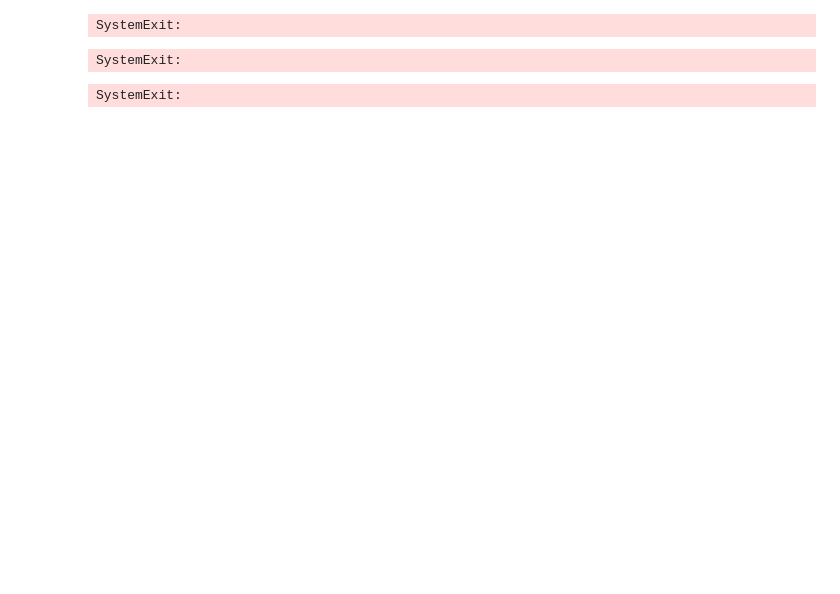
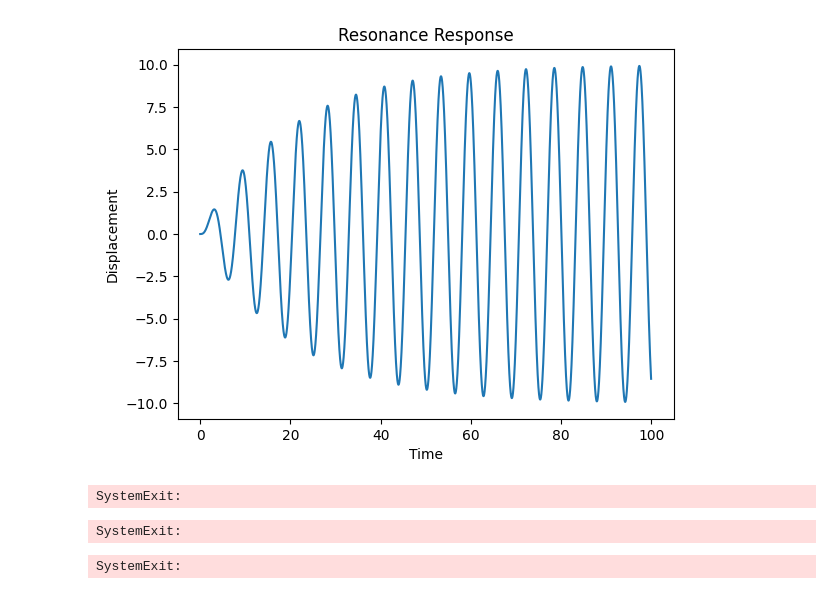
Before and after one commit to faransansj/Assignment_archive, a Jupyter notebook: 전산물리학/2) HomeWork/2.HomeWork.ipynb, the cells around one changed output. Saved outputs shown, nothing was run; the diff lists cells and outputs as text; code cells hidden in the pictures; blank space fills up the shorter version.

```diff
--- a/전산물리학/2) HomeWork/2.HomeWork.ipynb
+++ b/전산물리학/2) HomeWork/2.HomeWork.ipynb
@@ -25,3 +51,55 @@ def critical_damping():
+# %%
+########################################
+# 2. resonance solution RK4            #
+########################################
+import numpy as np
+import matplotlib.pyplot as plt
+
+from numpy.linalg import inv
+from math import sqrt, sin
+
+m = 0.1
+k = 0.1
+omega = sqrt(k / m)
+
+c = 0.01
+F0 = 0.1
+
+delta_t = 0.01
+time = np.arange(0, 100, delta_t)
+
+x0 = 0.0
+v0 = 0.0
+
+y = np.array([v0, x0])
+A = np.array([[m, 0.0], [0.0, 1.0]])
+B = np.array([[c, k], [-1.0, 0.0]])
+
+YY = []
+VV = []
+
+A_inv = inv(A)
+
+for t in time:
+    F = np.array([F0 * sin(omega * t), 0.0])
+    k1 = A_inv.dot(F - B.dot(y))
+    k2 = A_inv.dot(F - B.dot(y + 0.5 * delta_t * k1))
+    k3 = A_inv.dot(F - B.dot(y + 0.5 * delta_t * k2))
+    k4 = A_inv.dot(F - B.dot(y + delta_t * k3))
+
+    G = (k1 + 2 * k2 + 2 * k3 + k4) / 6.0
+    y = y + delta_t * G
+
+    YY.append(y[1])
+    VV.append(y[0])
+
+plt.plot(time, YY)
+plt.title('Resonance Response')
+plt.xlabel('Time')
+plt.ylabel('Displacement')
+plt.show()
+# %% [output]
+[figure, added]
 # %%
 ########################################
 # 3. pygame                            #
```
Also changed, not shown: parts of 3 cells of this notebook, 4 other files.
